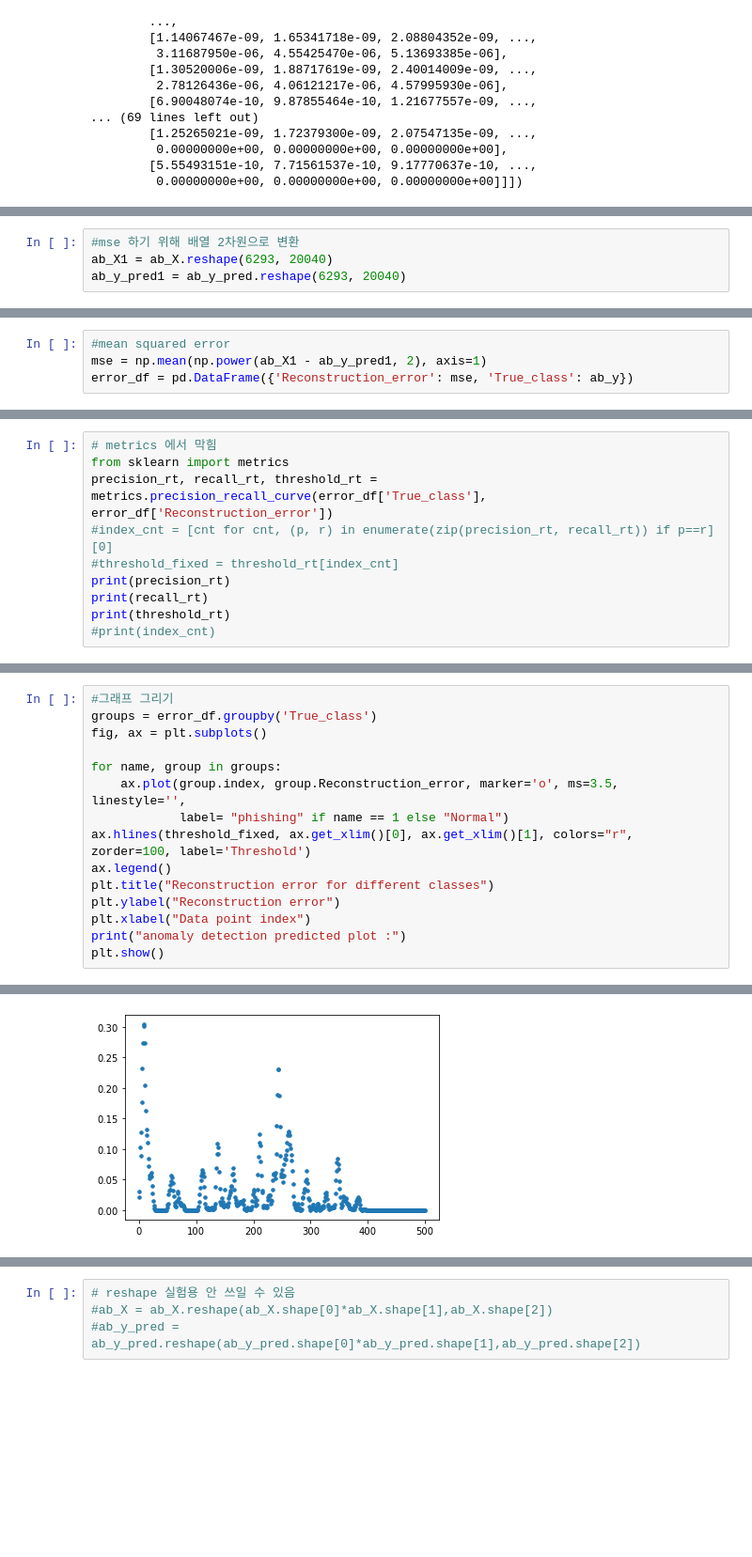
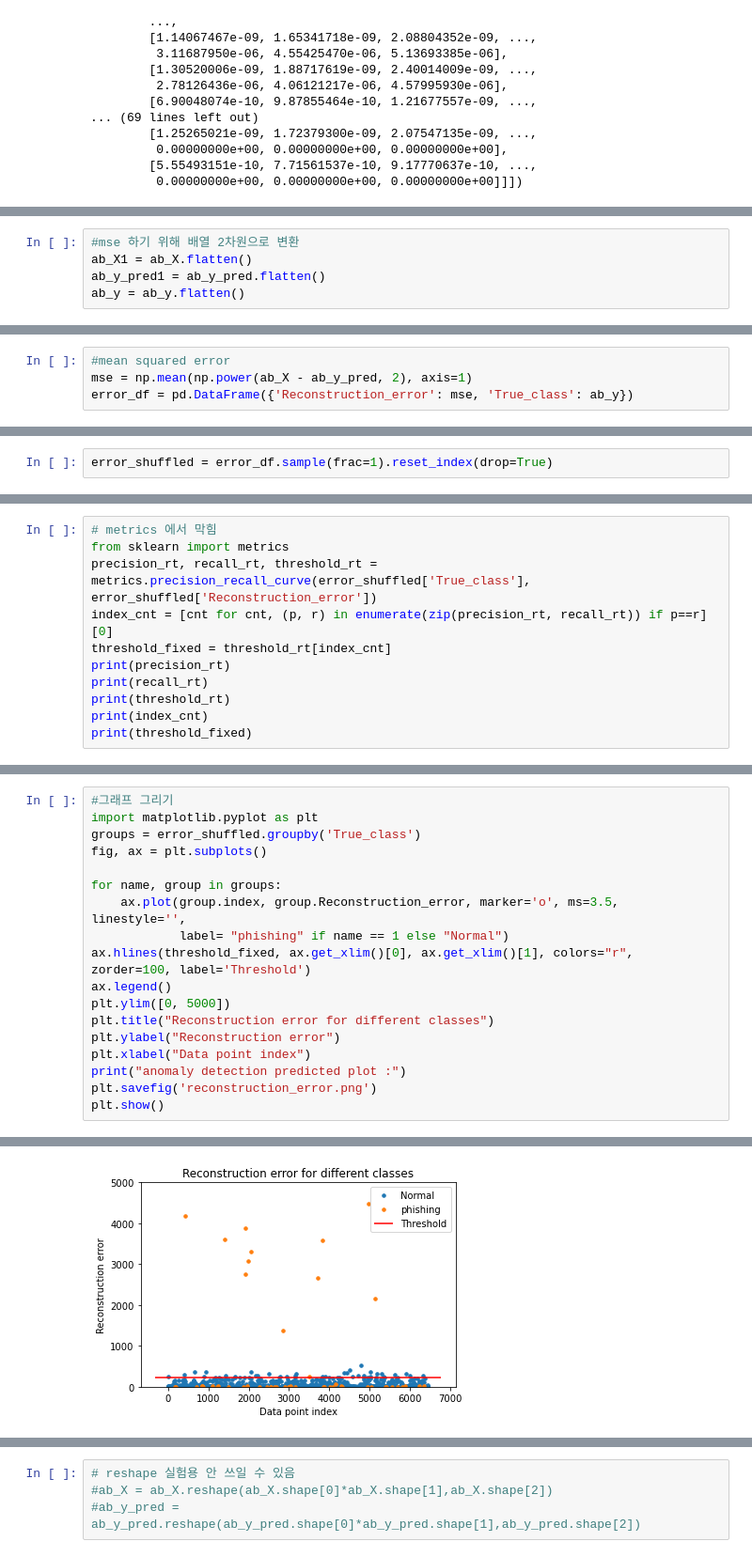
Before and after one commit to evali16/WatchMan_ipynb_ver, a Jupyter notebook: CSV로 라벨링 데이터 Mel-Spectrogram.ipynb, the cells around one changed output, grey strips where cells are left out. Shown at 94% size. Cells and saved outputs as stored; diff of their text form; blank space fills up the shorter version.

```diff
--- a/CSV로 라벨링 데이터 Mel-Spectrogram.ipynb
+++ b/CSV로 라벨링 데이터 Mel-Spectrogram.ipynb
@@ -405,4 +477,5 @@ print(ab_y_pred.shape)
 # %%
 #mse 하기 위해 배열 2차원으로 변환
-ab_X1 = ab_X.reshape(6293, 20040)
-ab_y_pred1 = ab_y_pred.reshape(6293, 20040)
+ab_X1 = ab_X.flatten()
+ab_y_pred1 = ab_y_pred.flatten()
+ab_y = ab_y.flatten()
@@ -411,6 +482,6 @@ ValueError: cannot reshape array of size 6192360 into shape (6293,20040)
 # %%
 #mean squared error
-mse = np.mean(np.power(ab_X1 - ab_y_pred1, 2), axis=1)
+mse = np.mean(np.power(ab_X - ab_y_pred, 2), axis=1)
 error_df = pd.DataFrame({'Reconstruction_error': mse, 'True_class': ab_y})
 # %%
 mse.shape
@@ -434,0 +506,2 @@ error_df
+# %%
+error_shuffled = error_df.sample(frac=1).reset_index(drop=True)
@@ -435,11 +524,12 @@ error_df
 # %%
 # metrics 에서 막힘
 from sklearn import metrics
-precision_rt, recall_rt, threshold_rt = metrics.precision_recall_curve(error_df['True_class'], error_df['Reconstruction_error'])
-#index_cnt = [cnt for cnt, (p, r) in enumerate(zip(precision_rt, recall_rt)) if p==r][0]
-#threshold_fixed = threshold_rt[index_cnt]
+precision_rt, recall_rt, threshold_rt = metrics.precision_recall_curve(error_shuffled['True_class'], error_shuffled['Reconstruction_error'])
+index_cnt = [cnt for cnt, (p, r) in enumerate(zip(precision_rt, recall_rt)) if p==r][0]
+threshold_fixed = threshold_rt[index_cnt]
 print(precision_rt)
 print(recall_rt)
 print(threshold_rt)
-#print(index_cnt)
+print(index_cnt)
+print(threshold_fixed)
 # %% [output]
@@ -449,6 +542,7 @@ print(threshold_rt)
 # %%
 #그래프 그리기
-groups = error_df.groupby('True_class')
+import matplotlib.pyplot as plt
+groups = error_shuffled.groupby('True_class')
 fig, ax = plt.subplots()
 
 for name, group in groups:
@@ -456,9 +550,11 @@ for name, group in groups:
             label= "phishing" if name == 1 else "Normal")
 ax.hlines(threshold_fixed, ax.get_xlim()[0], ax.get_xlim()[1], colors="r", zorder=100, label='Threshold')
 ax.legend()
+plt.ylim([0, 5000])
 plt.title("Reconstruction error for different classes")
 plt.ylabel("Reconstruction error")
 plt.xlabel("Data point index")
 print("anomaly detection predicted plot :")
+plt.savefig('reconstruction_error.png')
 plt.show()
 # %% [output]
@@ -466,4 +562,4 @@ NameError: name 'threshold_fixed' is not defined
-[figure, old version]
+[figure, new version]
 # %%
 # ???? 이건 뭐죠?
 y_pred = [1 if e > threshold_fixed else 0 for e in error_df['Reconstruction_error'].values]
```
Also changed, not shown: parts of 31 cells of this notebook.
